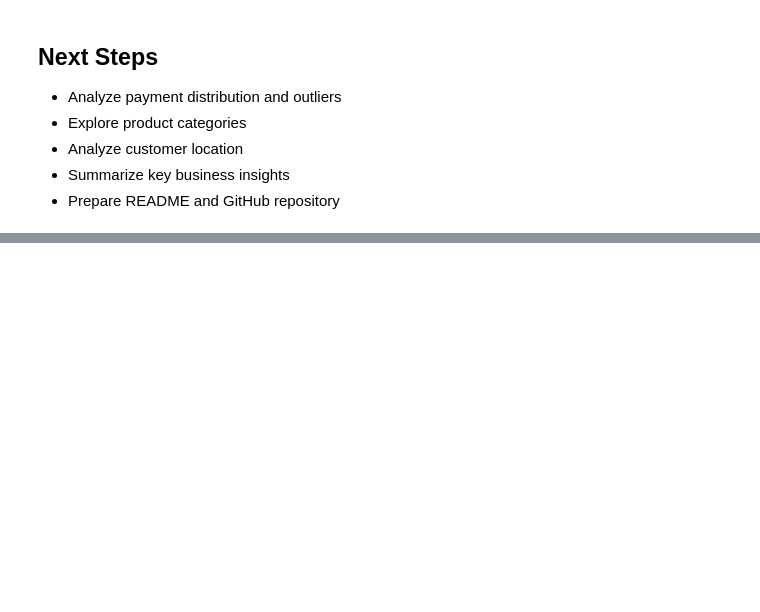
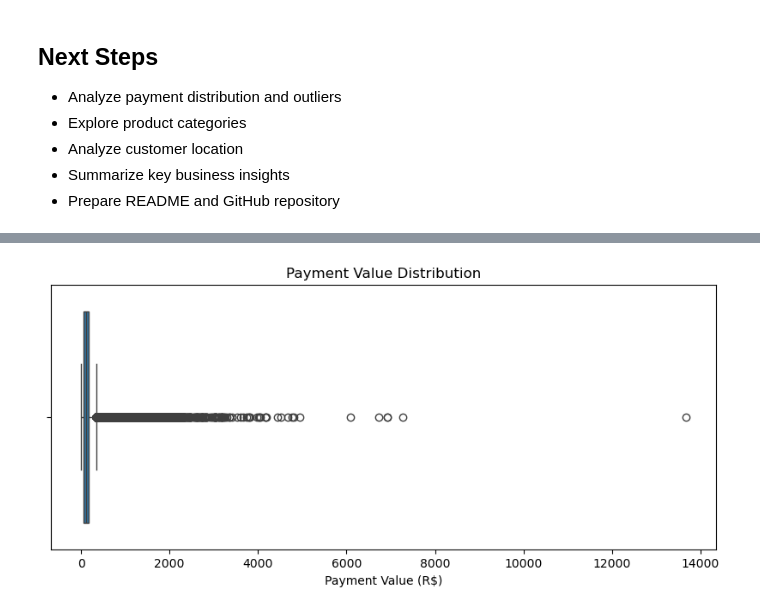
Before and after one commit to beatriz-olgado/ecommerce-data-analysis, a Jupyter notebook: ecommerce_analysis.ipynb, the cells around one changed output, grey strips where cells are left out. Cells and saved outputs as stored; diff of their text form; code cells hidden in the pictures; blank space fills up the shorter version.

```diff
--- a/ecommerce_analysis.ipynb
+++ b/ecommerce_analysis.ipynb
@@ -623,0 +681,13 @@ Therefore, September 2018 should not be directly compared with months containing
+# %%
+plt.figure(figsize=(10, 4))
+
+sns.boxplot(
+    x=order_full["payment_value"].dropna()
+)
+
+plt.title("Payment Value Distribution")
+plt.xlabel("Payment Value (R$)")
+
+plt.show()
+# %% [output]
+[figure, added]
```
Also changed, not shown: parts of 43 cells of this notebook.
